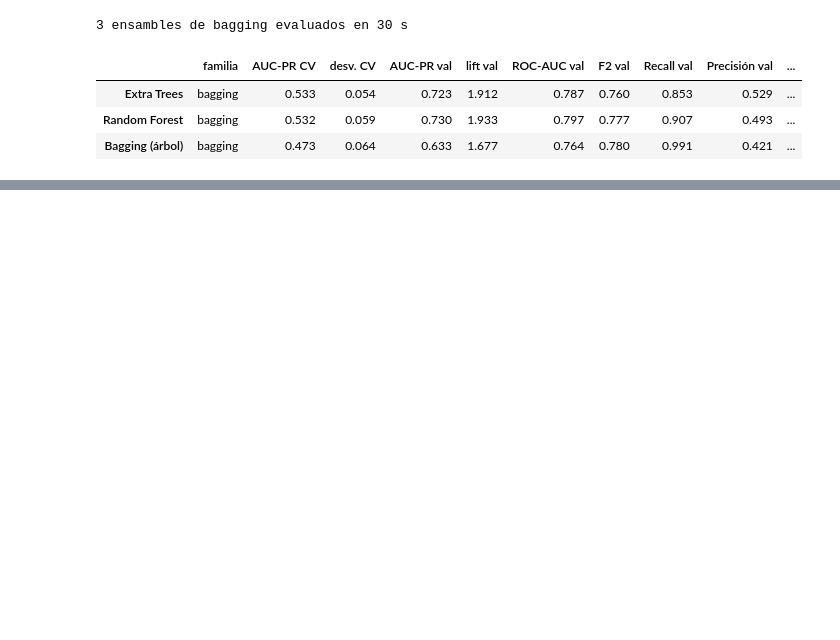
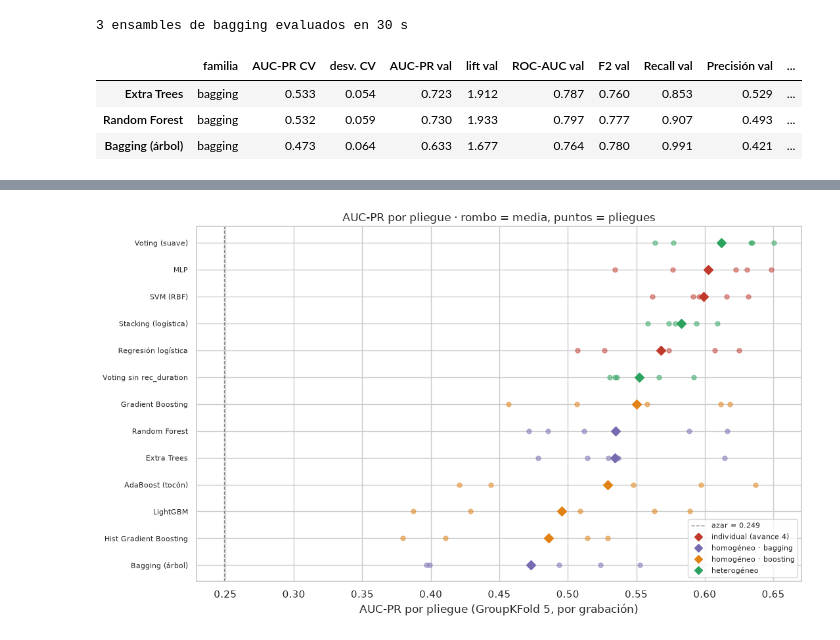
Before and after one commit to Emm-anuel/video-to-sop-copilot, a Jupyter notebook: docs/entregables/Semana 7/Avance5.51.ipynb, the cells around one changed output, grey strips where cells are left out. Saved outputs shown, nothing was run; the diff lists cells and outputs as text; code cells hidden in the pictures; blank space fills up the shorter version.

```diff
--- a/docs/entregables/Semana 7/Avance5.51.ipynb
+++ b/docs/entregables/Semana 7/Avance5.51.ipynb
@@ -545,0 +534,27 @@ El avance 4 dejó aquí la decisión pendiente: *"el umbral de operación del pr
+# %%
+# Los ensambles optimizados en §7 sustituyen a sus versiones iniciales en la comparación final.
+res_hom_fin = {**res_hom, **{n: res_tuned[n] for n in A_OPTIMIZAR if n in res_hom}}
+res_boost_fin = {**res_boost, **{n: res_tuned[n] for n in A_OPTIMIZAR if n in res_boost}}
+
+todo = {**ind_res, **res_hom_fin, **res_boost_fin, **res_comb, **res_comb_b}
+familias = {**{n: "individual (avance 4)" for n in ind_res},
+            **{n: "homogéneo · bagging" for n in res_hom},
+            **{n: "homogéneo · boosting" for n in res_boost},
+            **{n: "heterogéneo" for n in res_comb}, **{n: "heterogéneo" for n in res_comb_b}}
+comp = pd.DataFrame({n: row(r) for n, r in todo.items()}).T
+comp.insert(0, "familia", [familias[n] for n in comp.index])
+comp = comp.sort_values("AUC-PR CV", ascending=False)
+
+refs = pd.DataFrame({
+    "Azar (prevalencia)": {"familia": "referencia", "AUC-PR CV": PREV_TR, "AUC-PR val": PREV_VA,
+                           "lift val": 1.0},
+    BEST_RULE: {"familia": "referencia", "AUC-PR CV": ref.loc[BEST_RULE, "AUC-PR train"],
+                "AUC-PR val": ref.loc[BEST_RULE, "AUC-PR val"],
+                "lift val": ref.loc[BEST_RULE, "AUC-PR val"] / PREV_VA},
+}).T
+global_tab = pd.concat([comp, refs]).sort_values("AUC-PR CV", ascending=False)
+n_ind = len(ind_res)
+print(f"{n_ind} individuales de la fase previa + {len(comp) - n_ind} ensambles "
+      f"(homogéneos e heterogéneos), ordenados por AUC-PR de CV")
+global_tab[["familia", "AUC-PR CV", "desv. CV", "AUC-PR val", "lift val", "ROC-AUC val", "F2 val",
+            "Recall val", "Precisión val", "Brier CV", "entrenamiento (ms)"]]
@@ -546 +579,20 @@ El avance 4 dejó aquí la decisión pendiente: *"el umbral de operación del pr
+# %%
+orden = comp.index[::-1]
+fig, ax = plt.subplots(figsize=(11, 6.5))
+colores = {"individual (avance 4)": RED, "homogéneo · bagging": PURPLE,
+           "homogéneo · boosting": ORANGE, "heterogéneo": GREEN}
+for i, n in enumerate(orden, start=1):
+    ax.plot(todo[n]["folds"], np.full(5, i), "o", color=colores[familias[n]], alpha=0.5, ms=5)
+    ax.plot([todo[n]["folds"].mean()], [i], "D", color=colores[familias[n]], ms=7)
+ax.axvline(PREV_TR, color=GRAY, ls="--", lw=1, label=f"azar = {PREV_TR:.3f}")
+ax.set_yticks(range(1, len(orden) + 1))
+ax.set_yticklabels(list(orden), fontsize=8)
+ax.set_xlabel("AUC-PR por pliegue (GroupKFold 5, por grabación)")
+ax.set_title("AUC-PR por pliegue · rombo = media, puntos = pliegues")
+for fam, col in colores.items():
+    ax.plot([], [], "D", color=col, label=fam)
+ax.legend(fontsize=8, loc="lower right")
+fig.tight_layout()
+# %% [output]
+[figure, added]
 # %%
```
Also changed, not shown: parts of 68 cells of this notebook.
